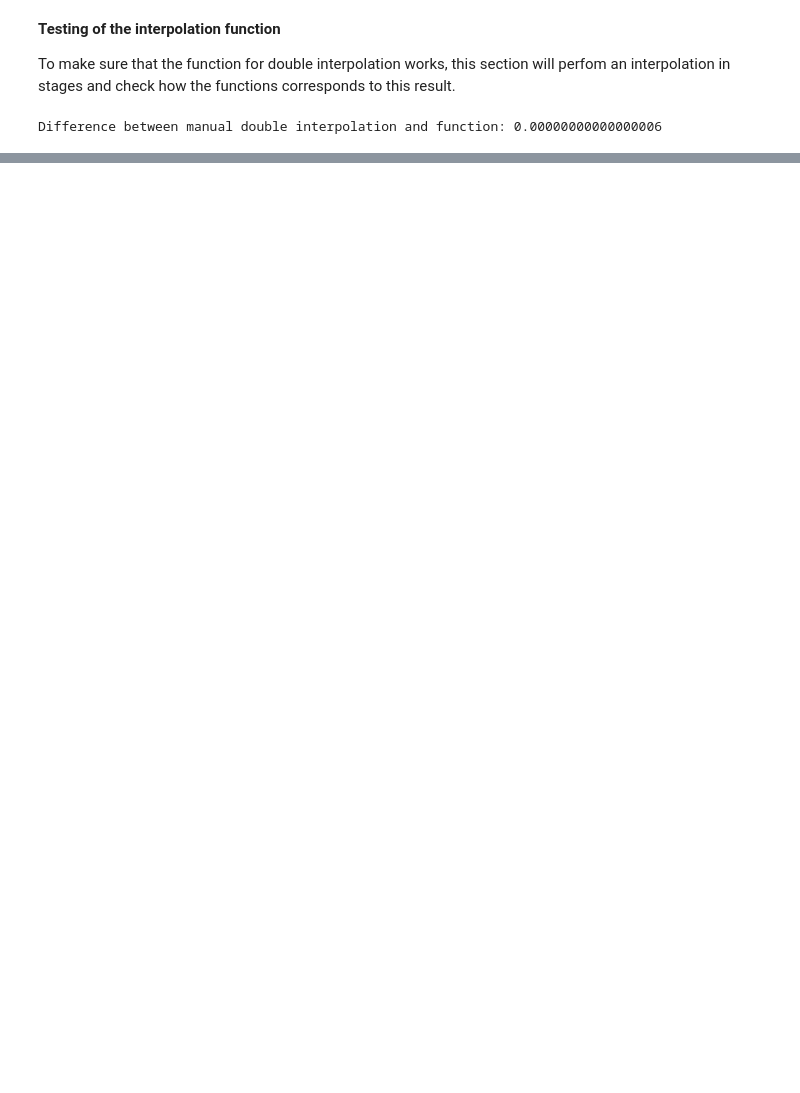
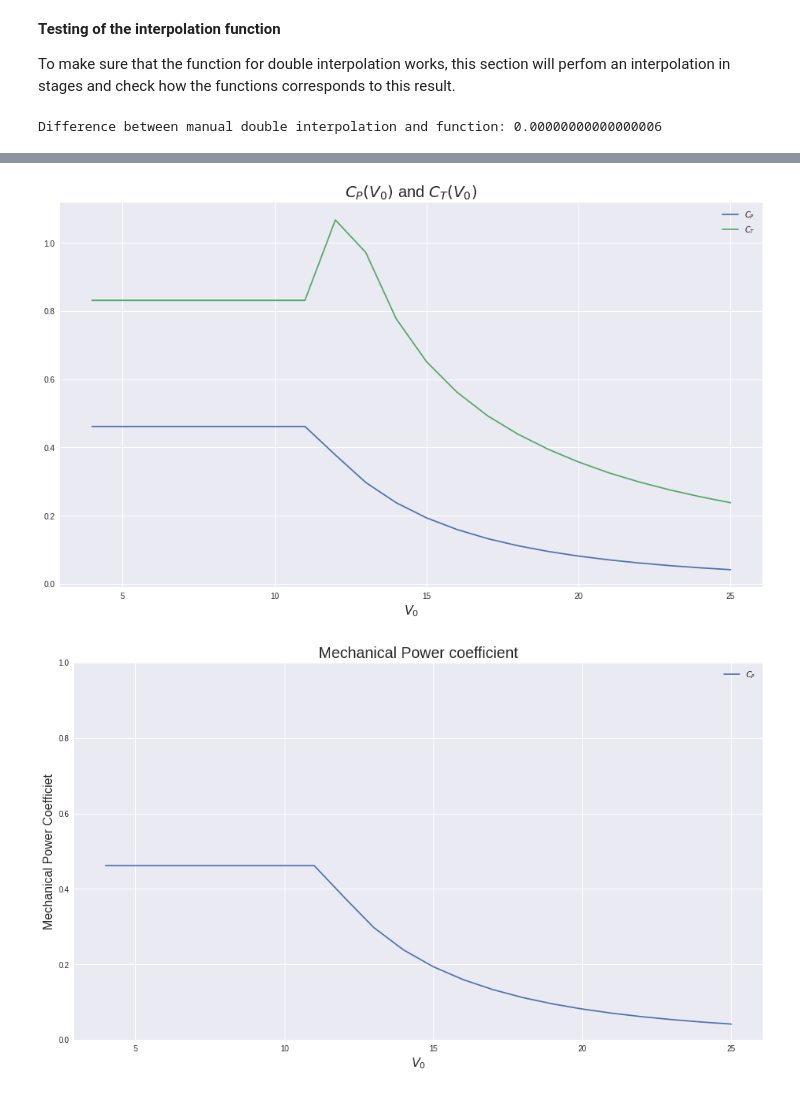
Before and after one commit to janerikhy/BEM, a Jupyter notebook: BEM.ipynb, the cells around one changed output, grey strips where cells are left out. Cells and saved outputs as stored; diff of their text form; code cells hidden in the pictures; blank space fills up the shorter version.

```diff
--- a/BEM.ipynb
+++ b/BEM.ipynb
@@ -384,0 +545,67 @@ P = CT[lam_index][theta_index]*1/2*rho*11.31**2*np.pi*R**2*1.01
+# %%
+# Plots for question 3
+#plt.rcParams.keys()
+plt.style.use('seaborn')
+plt.rcParams['font.size'] = 16
+plt.rcParams['figure.figsize'] = (16, 9)
+
+# CP(V0) and CT(V0)
+
+plt.plot(V0_arr, C_power, label=r"$C_P$")
+plt.plot(V0_arr, C_thrust, label=r"$C_T$")
+plt.title(r"$C_P(V_0)$ and $C_T(V_0)$", fontsize=20)
+plt.xlabel(r"$V_0$", fontsize=16)
+plt.legend()
+plt.savefig(os.path.join(data_dir, 'results', 'cp_and_ct_negative_pitch.png'), dpi=300)
+plt.show()
+
+# CP (V0)
+plt.plot(V0_arr, C_power, label=r"$C_P$")
+plt.title(r"Mechanical Power coefficient", fontsize=20)
+plt.xlabel(r"$V_0$", fontsize=16)
+plt.ylim([0, 1])
+plt.ylabel("Mechanical Power Coefficiet", fontsize=16)
+plt.legend()
+#plt.savefig(os.path.join(data_dir, 'results', 'cp.png'), dpi=300)
+plt.show()
+
+# CT (V0)
+plt.plot(V0_arr, C_thrust, label=r"$C_T$")
+plt.title(r"Mechanical Thrust coefficient", fontsize=20)
+plt.xlabel(r"$V_0$", fontsize=16)
+plt.ylabel("Mechanical Thrust Coefficiet", fontsize=16)
+plt.ylim([0, 1])
+plt.legend()
+#plt.savefig(os.path.join(data_dir, 'results', 'ct.png'), dpi=300)
+plt.show()
+
+# Power
+plt.plot(V0_arr, Power*1e-3, label="Power [MW]")
+plt.title("Power", fontsize=20)
+plt.xlabel(r"$V_0$", fontsize=16)
+plt.ylabel(r"Mechanical Power [kW]")
+plt.legend()
+plt.savefig(os.path.join(data_dir, 'results', 'power_negative_pitch.png'), dpi=300)
+plt.show()
+
+# Thrust
+plt.plot(V0_arr, Thrust*1e-3, label="Power [kN]")
+plt.title("Thrust", fontsize=20)
+plt.xlabel(r"$V_0$", fontsize=16)
+plt.ylabel(r"Thrust [kN]")
+plt.legend()
+#plt.savefig(os.path.join(data_dir, 'results', 'thrust.png'), dpi=300)
+plt.show()
+
+# Pitch angle
+plt.plot(V0_arr, pitch_req, label=r"$\theta_p$")
+plt.title("Pitch angle", fontsize=20)
+plt.xlabel(r"$V_0$", fontsize=16)
+plt.ylabel(r"Pitch anlge [deg]")
+plt.ylim([-25, 1])
+plt.legend()
+plt.savefig(os.path.join(data_dir, 'results', 'pitch_angle_negative.png'), dpi=300)
+plt.show()
+# %% [output]
+[figure, added]
+[figure, added]
```
Also changed, not shown: parts of 31 cells of this notebook.
